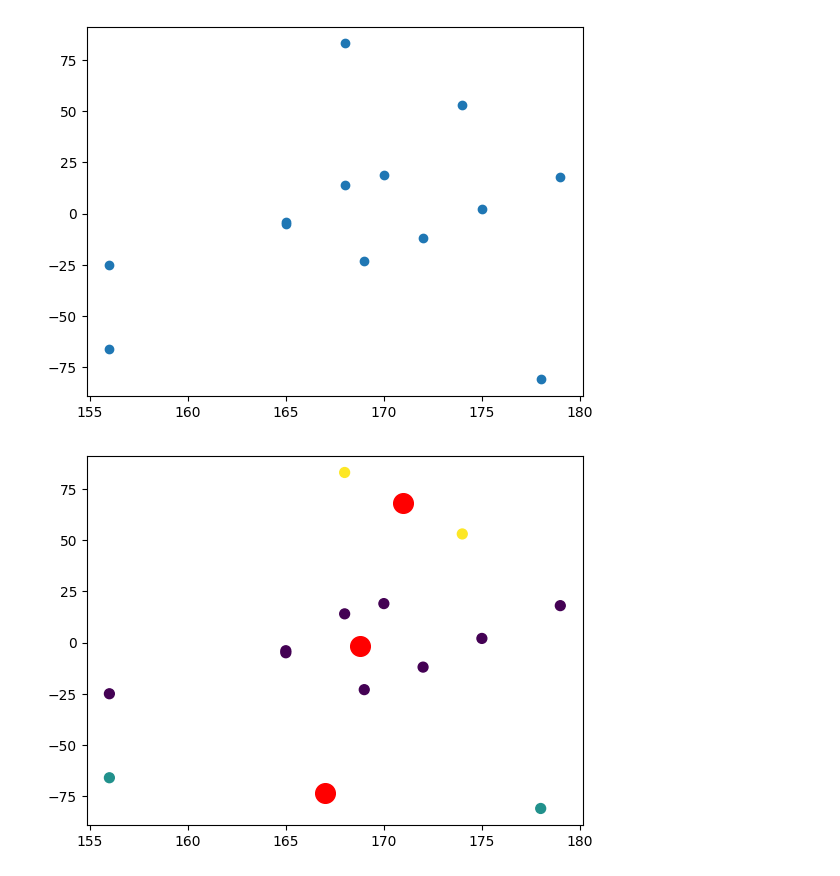
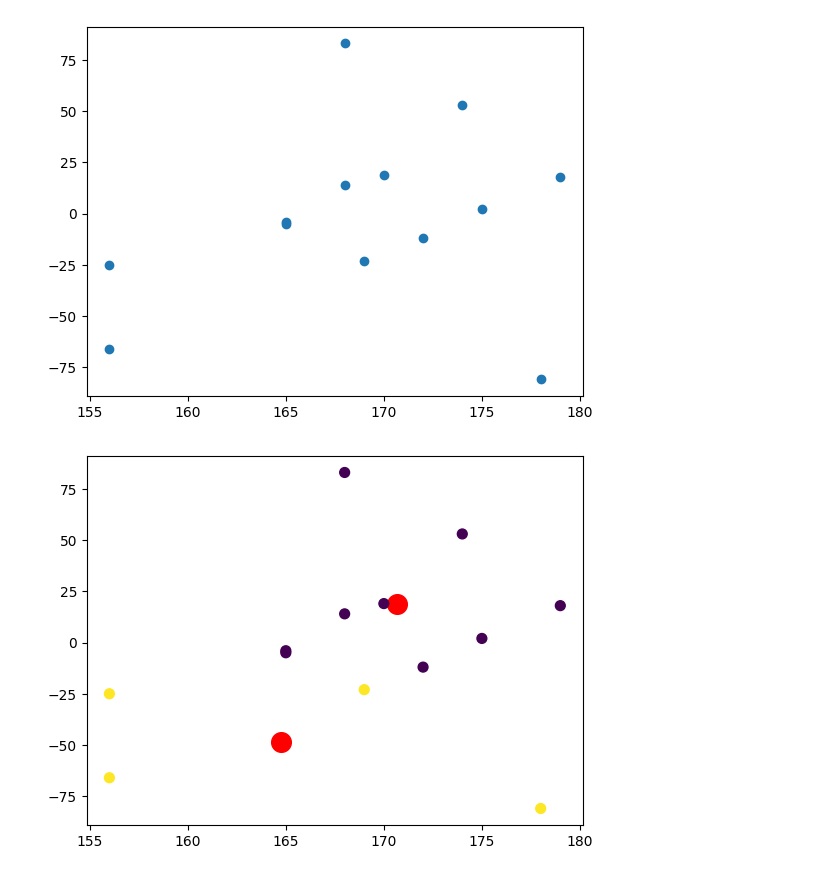
Before and after one commit to kawsark/jupyterlab-codewhisperer-demo, a Jupyter notebook: kmeans.ipynb, the cells around one changed output. Cells and saved outputs as stored; diff of their text form; code cells hidden in the pictures.

```diff
--- a/kmeans.ipynb
+++ b/kmeans.ipynb
@@ -36,26 +36,26 @@ plt.show()
 # %%
 # implement kmeans clustering using scikit
 
 # turn the dataset into a set of coordinates using zip
 coordinates = list(zip(x, y))
 
-# create a kmeans object with k=3
-kmeans = KMeans(n_clusters=3)
+# create a kmeans object with k=2
+kmeans = KMeans(n_clusters=2)
 
 # fit the kmeans object to the coordinates
 kmeans.fit(coordinates)
 
 # get the cluster labels
 labels = kmeans.labels_
 
 # get the cluster centers
 centers = kmeans.cluster_centers_
 
 # plot the cluster centers
 plt.scatter(centers[:, 0], centers[:, 1], c="red", s=200)
 
 # plot the x and y coordinates with labels
 plt.scatter(x, y, c=labels, s=50, cmap="viridis")
 plt.show()
 # %% [output]
-[figure, old version]
+[figure, new version]
```
Also changed, not shown: parts of 1 cell of this notebook, 1 other file.
